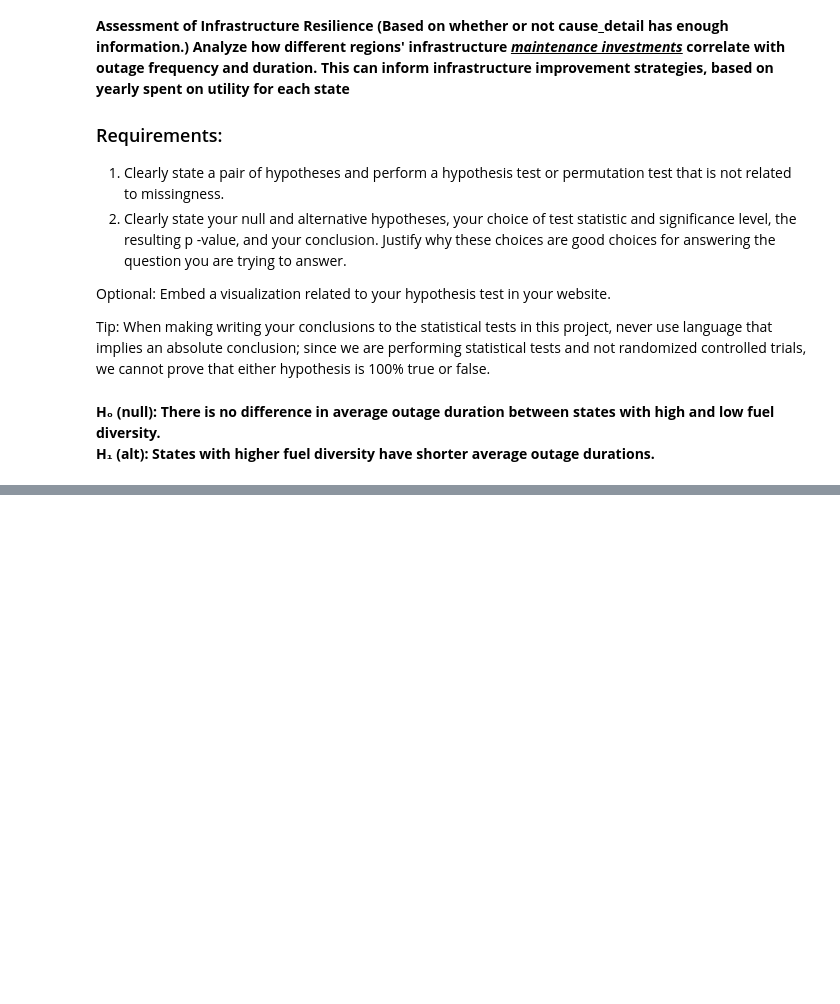
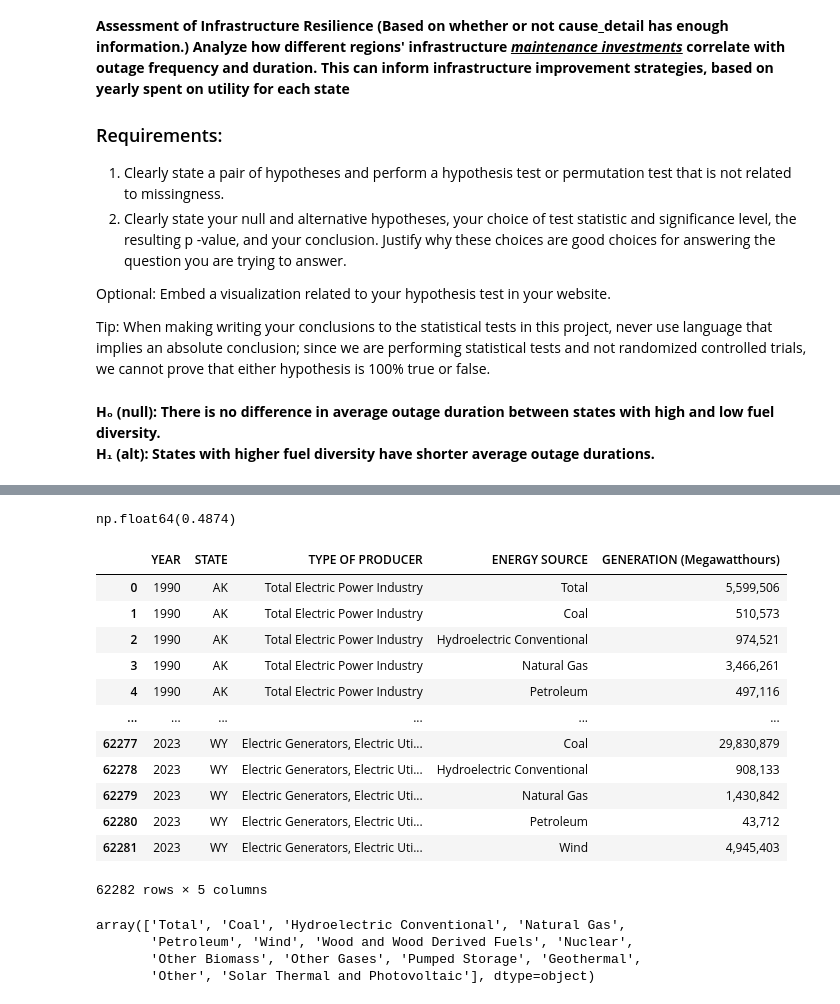
Before and after one commit to rcwoshimao/infrastructure-resilience-analysis, a Jupyter notebook: notebooks/step_1_to_4_cleaned.ipynb, the cells around one changed output, grey strips where cells are left out. Drawn from its saved outputs; the diff is of its cells as text; code cells hidden in the pictures; blank space fills up the shorter version.

```diff
--- a/notebooks/step_1_to_4_cleaned.ipynb
+++ b/notebooks/step_1_to_4_cleaned.ipynb
@@ -811,0 +860,23 @@ Bootstrap p-value: 0.530
+# %%
+
+# Step 1: Split data
+outage_counts = outage.groupby(['state', 'year']).size().reset_index(name='outage_count')
+merged = outage_counts.merge(capacity_entropy, on=['state', 'year'], how='left')
+
+threshold = merged['capacity_fuel_diversity_index'].median()
+high_div = merged[merged['capacity_fuel_diversity_index'] >= threshold]['outage_count'].values
+low_div = merged[merged['capacity_fuel_diversity_index'] < threshold]['outage_count'].values
+obs_diff = np.mean(high_div) - np.mean(low_div)
+
+n_iterations = 10000
+diffs = []
+for _ in range(n_iterations):
+    sample_high = np.random.choice(high_div, size=len(high_div), replace=True)
+    sample_low = np.random.choice(low_div, size=len(low_div), replace=True)
+    diffs.append(np.mean(sample_high) - np.mean(sample_low))
+
+p_val = np.mean(np.array(diffs) <= obs_diff)  # one-tailed if expecting fewer outages
+
+p_val
+# %% [output]
+np.float64(0.4874)
@@ -811,0 +904,24 @@ Bootstrap p-value: 0.530
+# %%
+generation = pd.read_csv('annual_generation_state.csv', skiprows=1)
+generation
+# %% [output]
+|  | YEAR | STATE | TYPE OF PRODUCER | ENERGY SOURCE | GENERATION (Megawatthours) |
+| 0 | 1990 | AK | Total Electric Power Industry | Total | 5,599,506 |
+| 1 | 1990 | AK | Total Electric Power Industry | Coal | 510,573 |
+| 2 | 1990 | AK | Total Electric Power Industry | Hydroelectric Conventional | 974,521 |
+| 3 | 1990 | AK | Total Electric Power Industry | Natural Gas | 3,466,261 |
+| 4 | 1990 | AK | Total Electric Power Industry | Petroleum | 497,116 |
+| ... | ... | ... | ... | ... | ... |
+| 62277 | 2023 | WY | Electric Generators, Electric Uti... | Coal | 29,830,879 |
+| 62278 | 2023 | WY | Electric Generators, Electric Uti... | Hydroelectric Conventional | 908,133 |
+| 62279 | 2023 | WY | Electric Generators, Electric Uti... | Natural Gas | 1,430,842 |
+| 62280 | 2023 | WY | Electric Generators, Electric Uti... | Petroleum | 43,712 |
+| 62281 | 2023 | WY | Electric Generators, Electric Uti... | Wind | 4,945,403 |
+62282 rows × 5 columns
+# %%
+generation['ENERGY SOURCE'].unique()
+# %% [output]
+array(['Total', 'Coal', 'Hydroelectric Conventional', 'Natural Gas',
+       'Petroleum', 'Wind', 'Wood and Wood Derived Fuels', 'Nuclear',
+       'Other Biomass', 'Other Gases', 'Pumped Storage', 'Geothermal',
+       'Other', 'Solar Thermal and Photovoltaic'], dtype=object)
```
Also changed, not shown: parts of 27 cells of this notebook.
